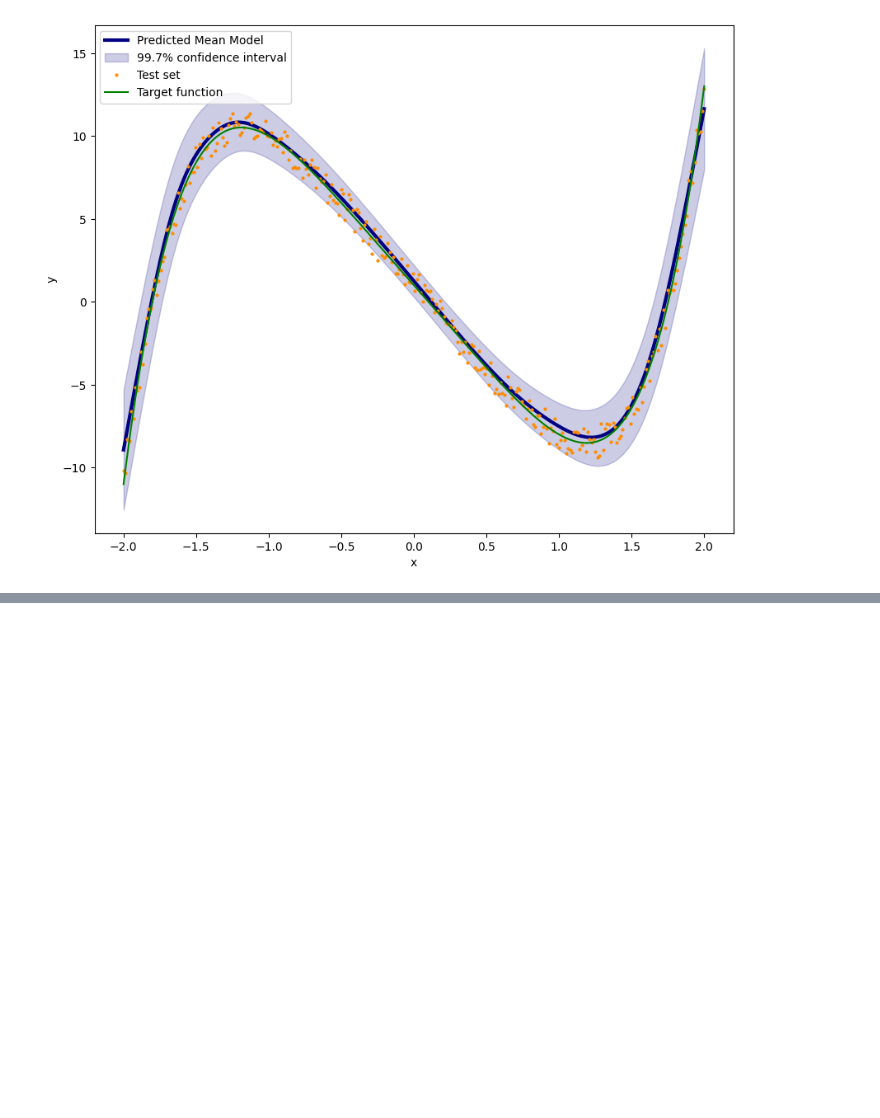
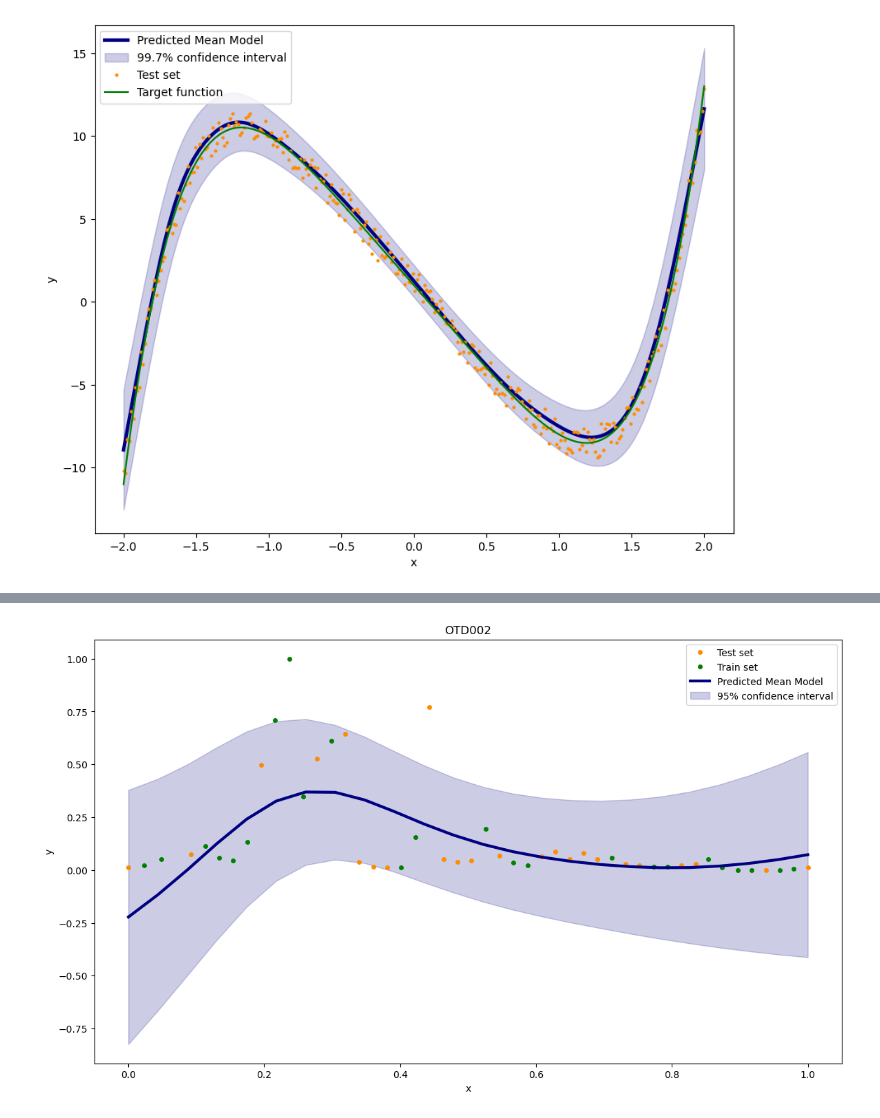
Before and after one commit to Fabian-Leal/PhD-Thesis---Incorporating-Deep-Learning-into-Statistical-Models-for-Spatial-Interpolation, a Jupyter notebook: Paper 3 PhD BNNs for multivariate predictions/Basic BNNs.ipynb, the cells around one changed output, grey strips where cells are left out. Cells and saved outputs as stored; diff of their text form; code cells hidden in the pictures; blank space fills up the shorter version.

```diff
--- a/Paper 3 PhD BNNs for multivariate predictions/Basic BNNs.ipynb
+++ b/Paper 3 PhD BNNs for multivariate predictions/Basic BNNs.ipynb
@@ -283,0 +340,88 @@ Text(0, 0.5, 'y')
+# %%
+for hole in result['HOLEID'].unique():
+    adt_Cu = adt_Cu2.loc[adt_Cu2['HOLEID'] == hole]
+
+    from sklearn.preprocessing import MinMaxScaler
+
+    # Create a MinMaxScaler instance
+    scaler = MinMaxScaler()
+
+    # Fit the scaler to your data and transform the specified columns
+    adt_Cu[['RL_mid_tf', 'Cu_pct']] = scaler.fit_transform(adt_Cu[['RL_mid_tf', 'Cu_pct']])
+
+    x = adt_Cu[['EAST_mid_tf','NORTH_mid_tf', 'RL_mid_tf']].values[:,np.newaxis] #[:,np.newaxis] makes the second dimension explicit
+    y = adt_Cu[mineral].values[:,np.newaxis] #[:,np.newaxis] makes the second dimension explicit
+    x = x.reshape(len(adt_Cu),3)
+    x = x[:,2].reshape(-1,1)
+
+    x = torch.tensor(x)
+    y = torch.tensor(y)
+    x = x.to(torch.float32)
+    y = y.to(torch.float32)
+    # Determine the size of the test set (e.g., 20% of the data)
+    test_size = int(0.5 * len(x))
+
+    # Generate random indices for the test set
+    test_indices = np.random.choice(len(x), size=test_size, replace=False)
+
+    # Create train and test sets based on the indices
+    x_train = x[np.setdiff1d(np.arange(len(x)), test_indices)]
+    y_train = y[np.setdiff1d(np.arange(len(y)), test_indices)]
+
+    x_test = x[np.sort(test_indices)]
+    y_test = y[np.sort(test_indices)]
+
+    model = nn.Sequential(
+        bnn.BayesLinear(prior_mu=1, prior_sigma=0.08, in_features=1, out_features=1000),
+        nn.ReLU(),
+        bnn.BayesLinear(prior_mu=1, prior_sigma=0.08, in_features=1000, out_features=1),
+    )
+
+    mse_loss = nn.MSELoss()
+    kl_loss = bnn.BKLLoss(reduction='mean', last_layer_only=False)
+    kl_weight = 0.01
+
+    optimizer = optim.SGD(model.parameters(), lr=0.01)
+
+    for step in range(2000):
+        pre = model(x_train)
+        mse = mse_loss(pre, y_train)
+        kl = kl_loss(model)
+        cost = mse + kl_weight*kl
+
+        optimizer.zero_grad()
+        cost.backward()
+        optimizer.step()
+
+    print('- MSE : %2.2f, KL : %2.2f' % (mse.item(), kl.item()))
+
+    import matplotlib.pyplot as plt
+    #models_result = np.array([model(x_test).data.numpy() for k in range(1000)])
+    original_tensor = torch.linspace(0, 1, len(x_test))
+
+    # Reshape it to (170, 1)
+    reshaped_tensor = original_tensor.view(len(x_test), 1)
+    models_result = np.array([model(reshaped_tensor).data.numpy() for k in range(1000)])
+
+    models_result = models_result[:,:,0]
+    models_result = models_result.T
+    mean_values = np.array([models_result[i].mean() for i in range(len(models_result))])
+    std_values = np.array([models_result[i].std() for i in range(len(models_result))])
+
+    plt.figure(figsize=(14,8))
+    #plt.scatter(x.data.numpy(), y.data.numpy(), s=4)
+    plt.show()
+
+    plt.figure(figsize=(14,8))
+    plt.plot(x_test.data.numpy()[:,0],y_test.data.numpy()[:,0],'.',color='darkorange',markersize=8,label='Test set')
+    plt.plot(x_train.data.numpy()[:,0],y_train.data.numpy()[:,0],'.',color='green',markersize=8,label='Train set')
+
+
+    plt.plot(reshaped_tensor.data.numpy()[:,0],mean_values,color='navy',lw=3,label='Predicted Mean Model')
+    plt.fill_between(reshaped_tensor.data.numpy()[:,0] ,mean_values-2.0*std_values,mean_values+2.0*std_values,alpha=0.2,color='navy',label='95% confidence interval')
+
+    plt.legend()
+    plt.xlabel('x')
+    plt.ylabel('y')
+    plt.title(hole)
+# %% [output]
@@ -283,0 +441 @@ Text(0, 0.5, 'y')
+[figure, added]
```
Also changed, not shown: parts of 7 cells of this notebook, 32 other files.
